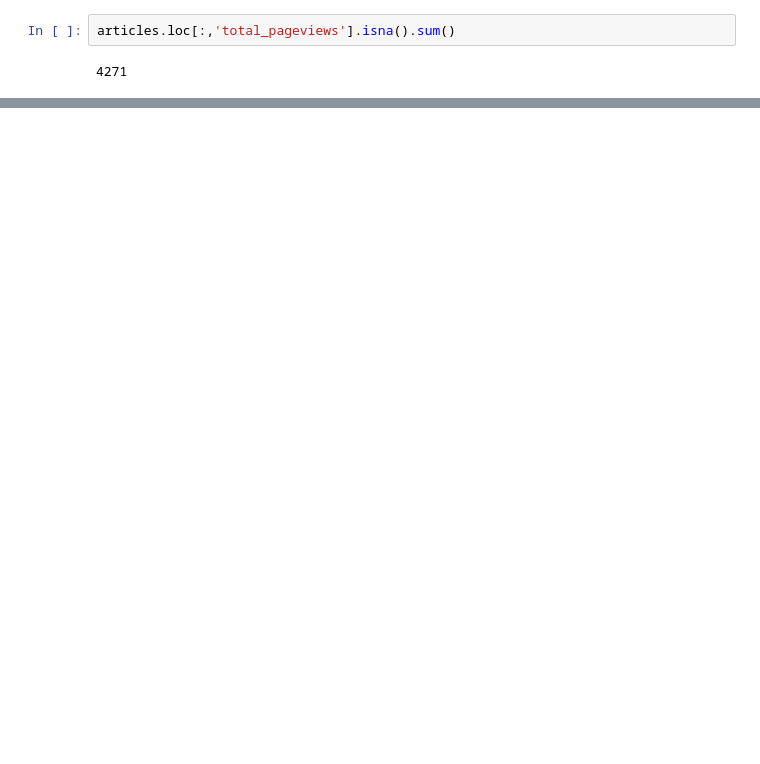
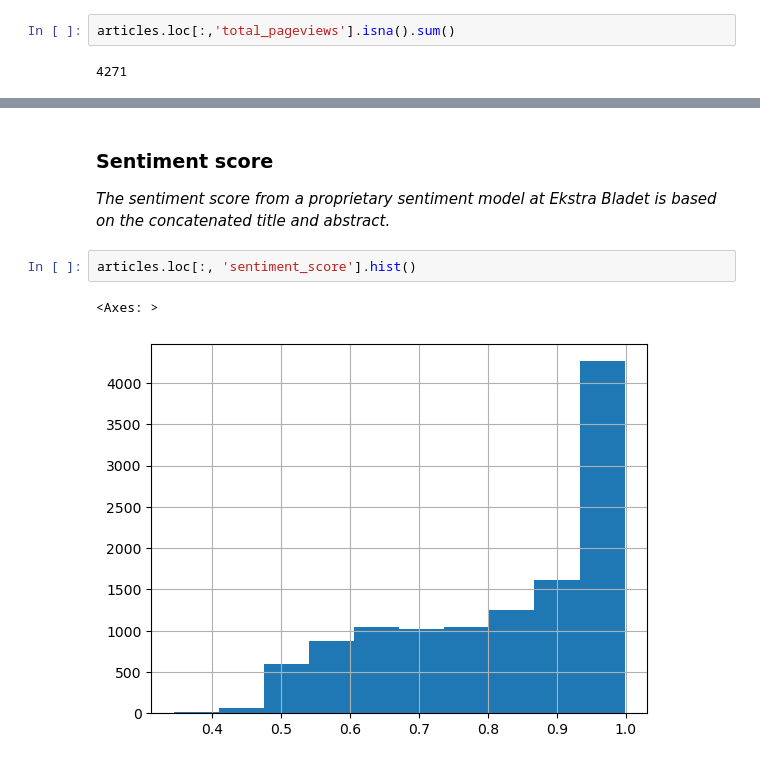
Before and after one commit to ValentinTournier/project_TDT4215, a Jupyter notebook: articles_analysis.ipynb, the cells around one changed output, grey strips where cells are left out. Cells and saved outputs as stored; diff of their text form; blank space fills up the shorter version.

```diff
--- a/articles_analysis.ipynb
+++ b/articles_analysis.ipynb
@@ -112,0 +232,8 @@ articles.loc[:,'total_pageviews'].isna().sum()
+# %% [markdown]
+### Sentiment score
+*The sentiment score from a proprietary sentiment model at Ekstra Bladet is based on the concatenated title and abstract.*
+# %%
+articles.loc[:, 'sentiment_score'].hist()
+# %% [output]
+<Axes: >
+[figure, added]
```
Also changed, not shown: parts of 35 cells of this notebook, 2 other files.
